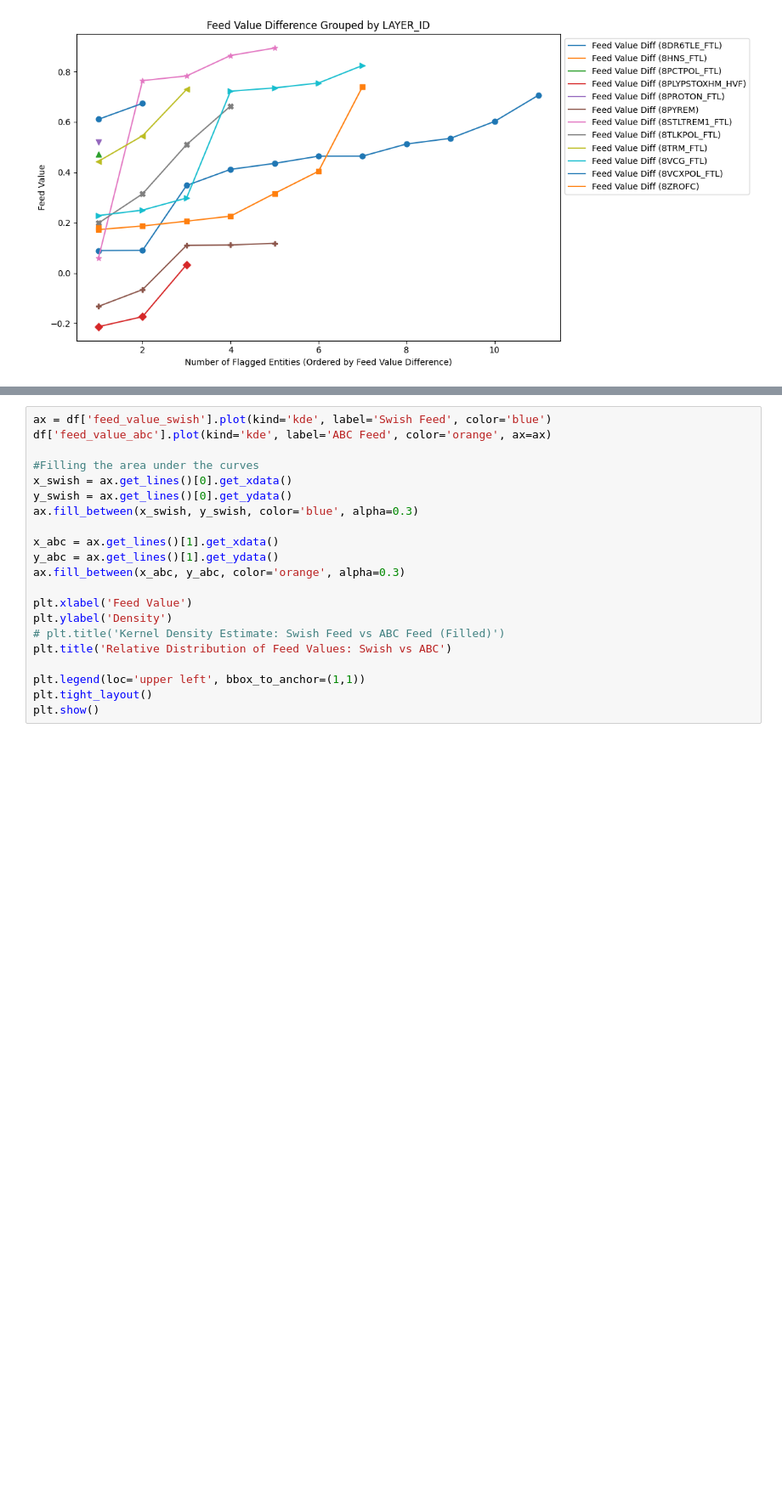
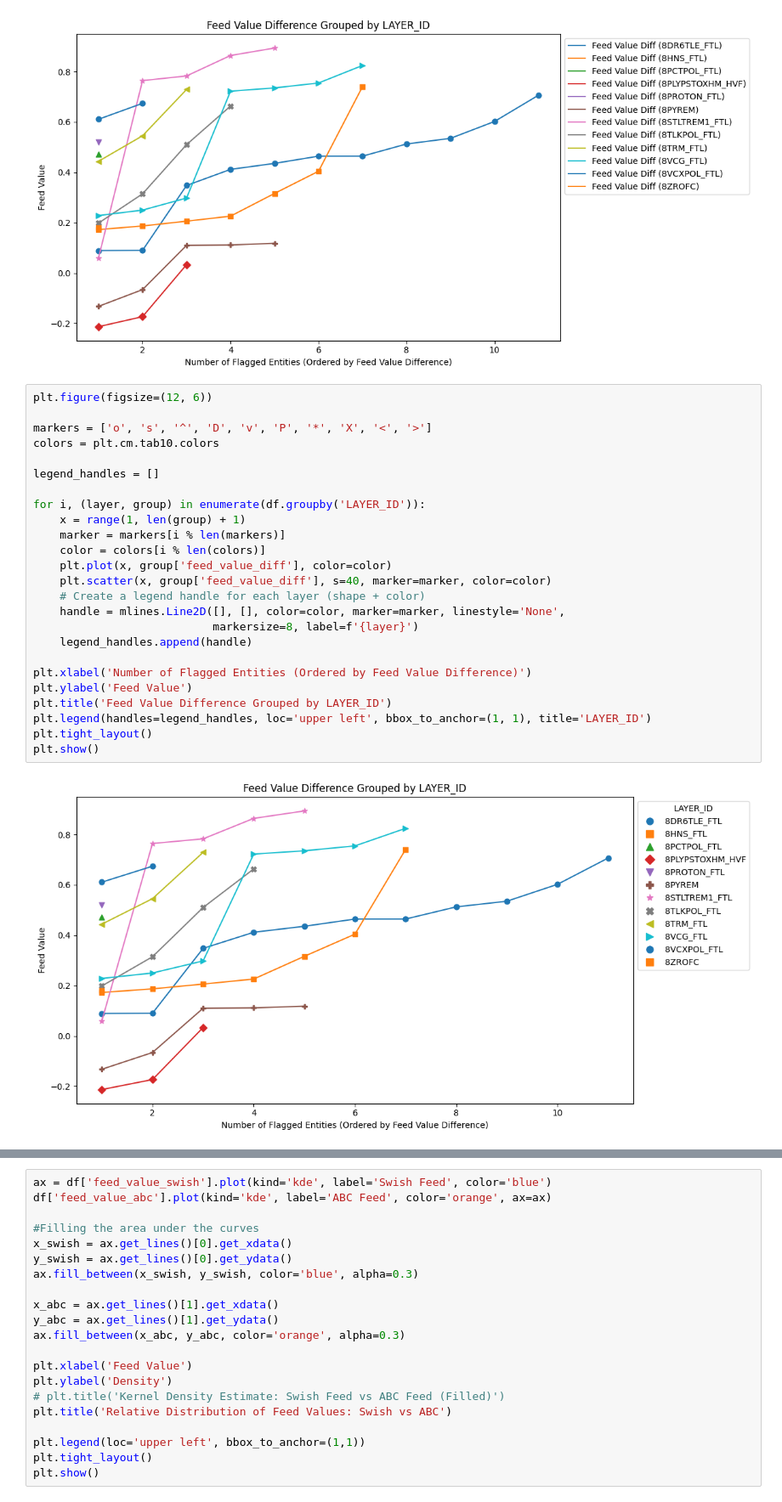
Before and after one commit to maximillian-jacob/DataScience, a Jupyter notebook: main_swish_vs_abc.ipynb, the cells around one changed output, grey strips where cells are left out. Shown: that part at 85% size. Drawn from its saved outputs; the diff is of its cells as text; blank space fills up the shorter version.

```diff
--- a/main_swish_vs_abc.ipynb
+++ b/main_swish_vs_abc.ipynb
@@ -257,3 +262,30 @@ plt.tight_layout()
 plt.show()
 # %% [output]
 [figure]
+# %%
+plt.figure(figsize=(12, 6))
+
+markers = ['o', 's', '^', 'D', 'v', 'P', '*', 'X', '<', '>']
+colors = plt.cm.tab10.colors
+
+legend_handles = []
+
+for i, (layer, group) in enumerate(df.groupby('LAYER_ID')):
+    x = range(1, len(group) + 1)
+    marker = markers[i % len(markers)]
+    color = colors[i % len(colors)]
+    plt.plot(x, group['feed_value_diff'], color=color)
+    plt.scatter(x, group['feed_value_diff'], s=40, marker=marker, color=color)
+    # Create a legend handle for each layer (shape + color)
+    handle = mlines.Line2D([], [], color=color, marker=marker, linestyle='None',
+                           markersize=8, label=f'{layer}')
+    legend_handles.append(handle)
+
+plt.xlabel('Number of Flagged Entities (Ordered by Feed Value Difference)')
+plt.ylabel('Feed Value')
+plt.title('Feed Value Difference Grouped by LAYER_ID')
+plt.legend(handles=legend_handles, loc='upper left', bbox_to_anchor=(1, 1), title='LAYER_ID')
+plt.tight_layout()
+plt.show()
+# %% [output]
+[figure, added]
```
Also changed, not shown: parts of 13 cells of this notebook.
